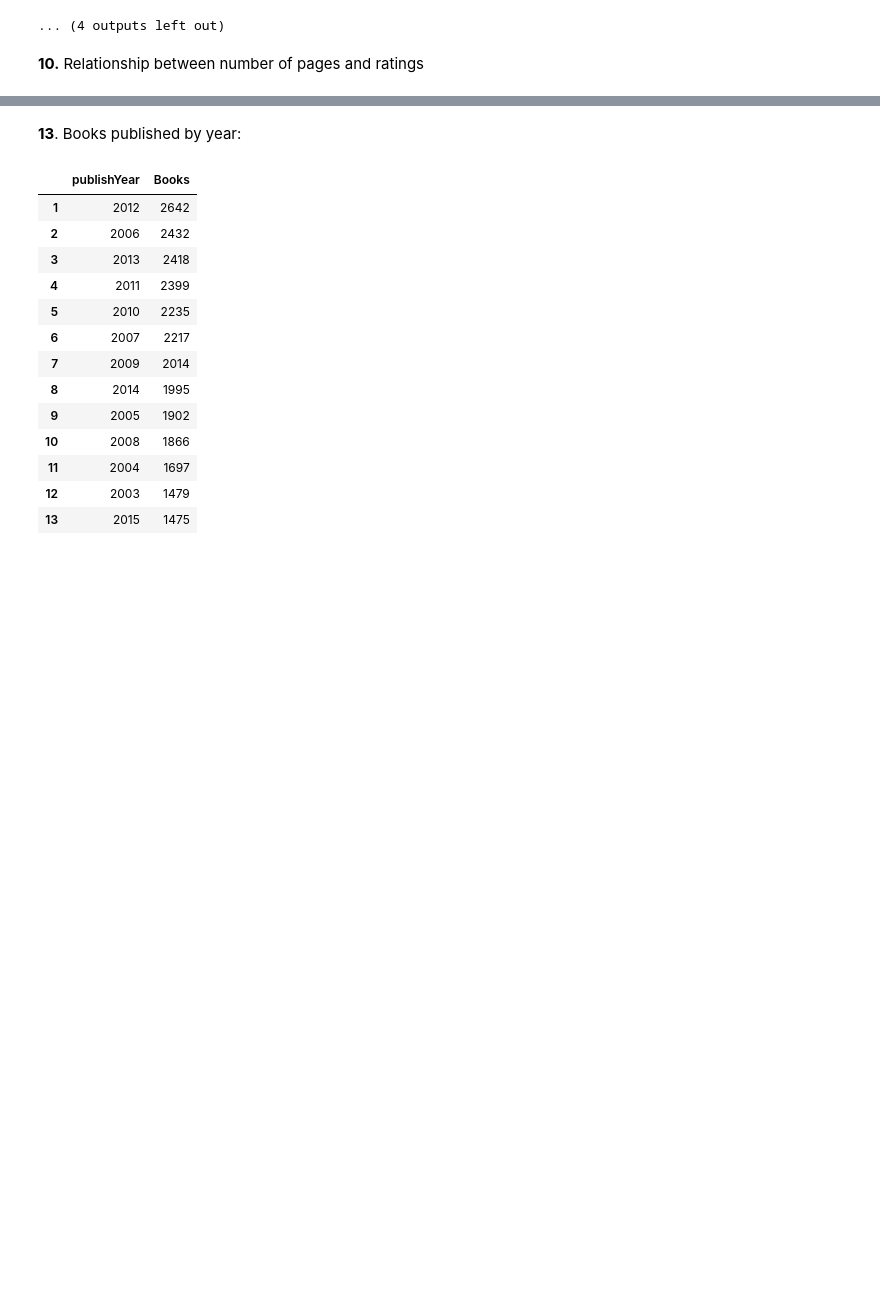
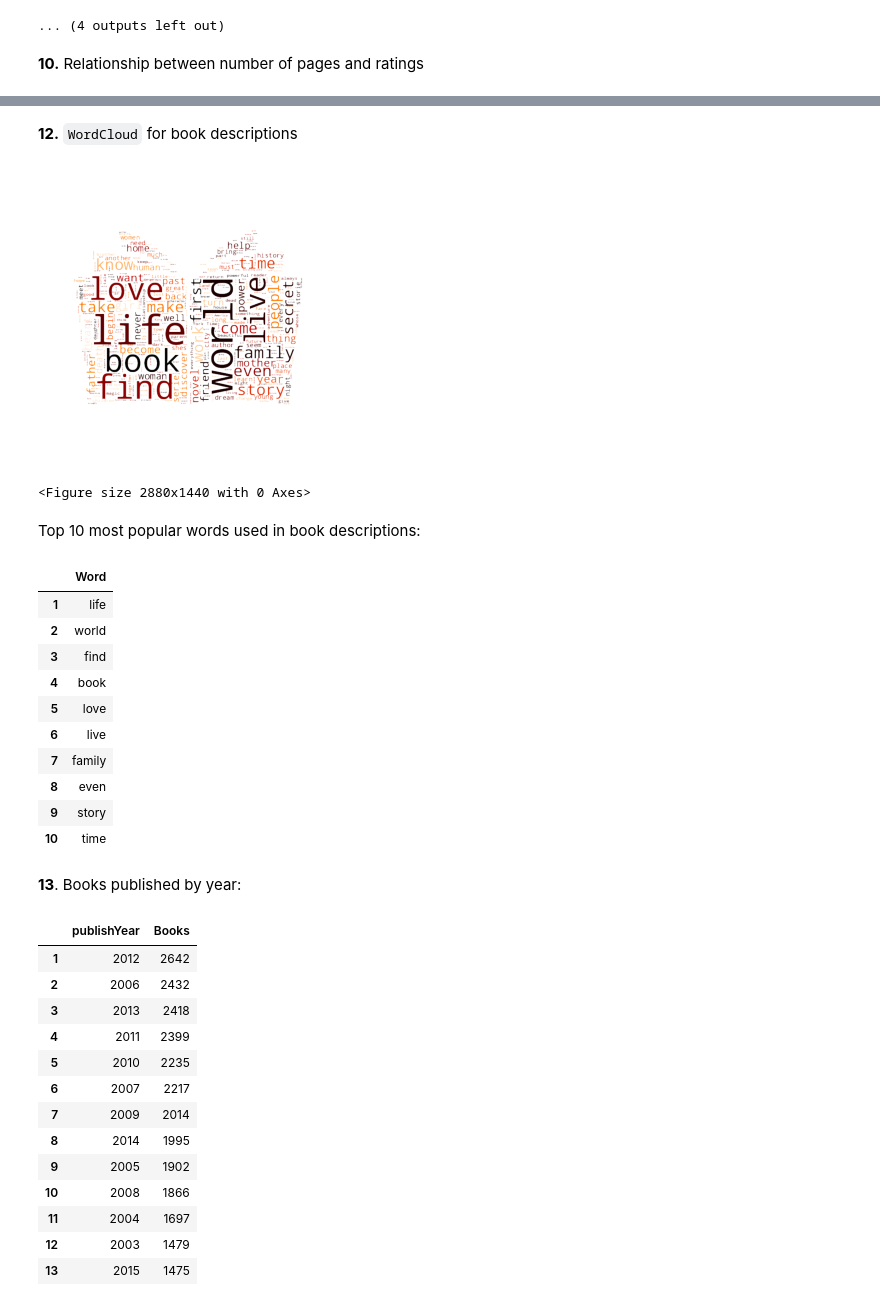
Before and after one commit to pspanoudakis/Data-Mining-Techniques-Projects, a Jupyter notebook: project2/GoodreadsBooks.ipynb, the cells around one changed output, grey strips where cells are left out. Saved outputs shown, nothing was run; the diff lists cells and outputs as text; code cells hidden in the pictures; blank space fills up the shorter version.

```diff
--- a/project2/GoodreadsBooks.ipynb
+++ b/project2/GoodreadsBooks.ipynb
@@ -585,6 +594,79 @@ TopColumnValuesAnswerGenerator().registerQuestions([
 | 8 | Goodreads Choice Award Nominee fo... | 136 |
 | 9 | Missouri Gateway Readers Award No... | 136 |
 | 10 | Goodreads Choice Award Nominee fo... | 134 |
+# %% [markdown]
+**12.** `WordCloud` for book descriptions
+# %%
+def displayWordcloud(text: str) -> WordCloud:
+    """
+        Generates and displays the `WordCloud` for the specified text.
+    """
+
+    def downloadImageMask() -> "np.ndarray | None":
+        """
+            Downloads the image to be used as a `WordCloud` mask on the fly
+            (without saving it locally) and returns the respective `np.ndarray`.
+        """
+
+        IMG_PATH = 'https://img.freepik.com/premium-vector/book-logo_535345-3487.jpg'
+
+        res = requests.get(IMG_PATH)
+
+        if res.ok:
+            return np.array( Image.open(io.BytesIO(res.content)) )
+        else:
+            return None
+
+    cloud = WordCloud(
+        background_color="rgba(255, 255, 255, 0)", mode="RGBA",
+        colormap='gist_heat',
+        width=2000, height=1000,
+        max_words=500,
+        min_word_length=4,
+        stopwords=STOP_WORDS,
+        mask=downloadImageMask()
+    ).generate(text)
+
+    plt.axis("off")
+    plt.tight_layout(pad=0)
+    plt.imshow(cloud, interpolation='bilinear')
+    plt.figure(figsize=(40, 20))
+    plt.show()
+
+    return cloud
+
+def displayTopWordcloudWords(wcloud: WordCloud, n: int):
+    """
+        Extracts and displays the top `n` words of the pre-generated `WordCloud.`
+    """
+
+    printMd(f'Top {n} most popular words used in book descriptions:')
+    topWords = pd.DataFrame(wcloud.words_.keys())
+    topWords.columns=['Word']
+    topWords.index += 1
+    display(topWords.head(n))
+
+descriptionsTotal = (
+    ' '.join(d for d in dataDf[DataColumn.DESCRIPTION])
+    .translate(str.maketrans('', '', string.punctuation))
+)
+wcloud = displayWordcloud(descriptionsTotal)
+displayTopWordcloudWords(wcloud, 10)
+# %% [output]
+[figure, added]
+<Figure size 2880x1440 with 0 Axes>
+Top 10 most popular words used in book descriptions:
+|  | Word |
+| 1 | life |
+| 2 | world |
+| 3 | find |
+| 4 | book |
+| 5 | love |
+| 6 | live |
+| 7 | family |
+| 8 | even |
+| 9 | story |
+| 10 | time |
 # %%
 TopColumnValuesAnswerGenerator().registerQuestion({
     'qnum': '13',
```
Also changed, not shown: parts of 9 cells of this notebook.
